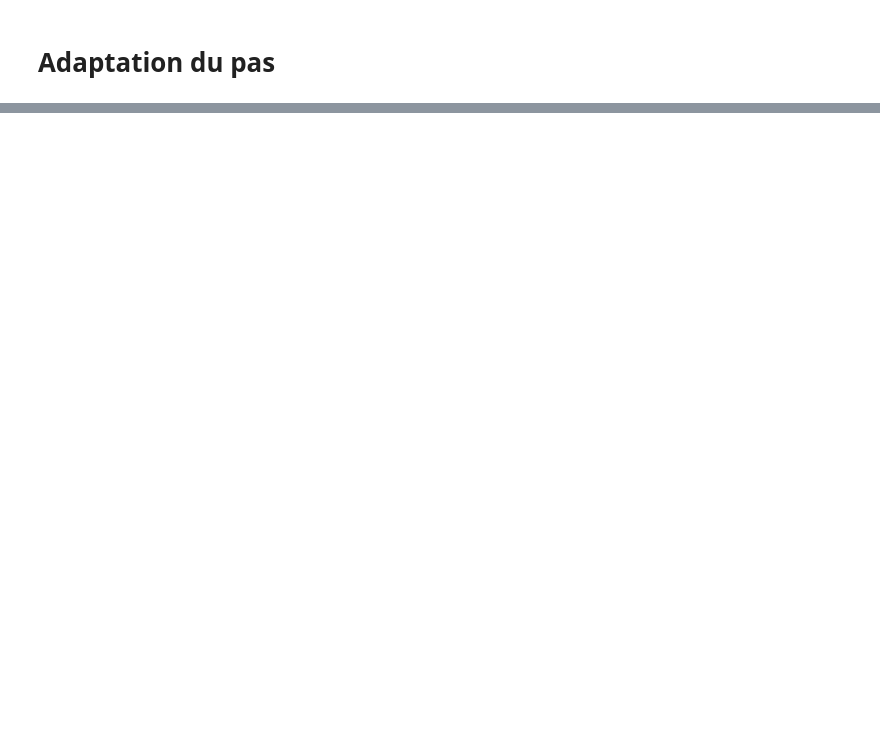
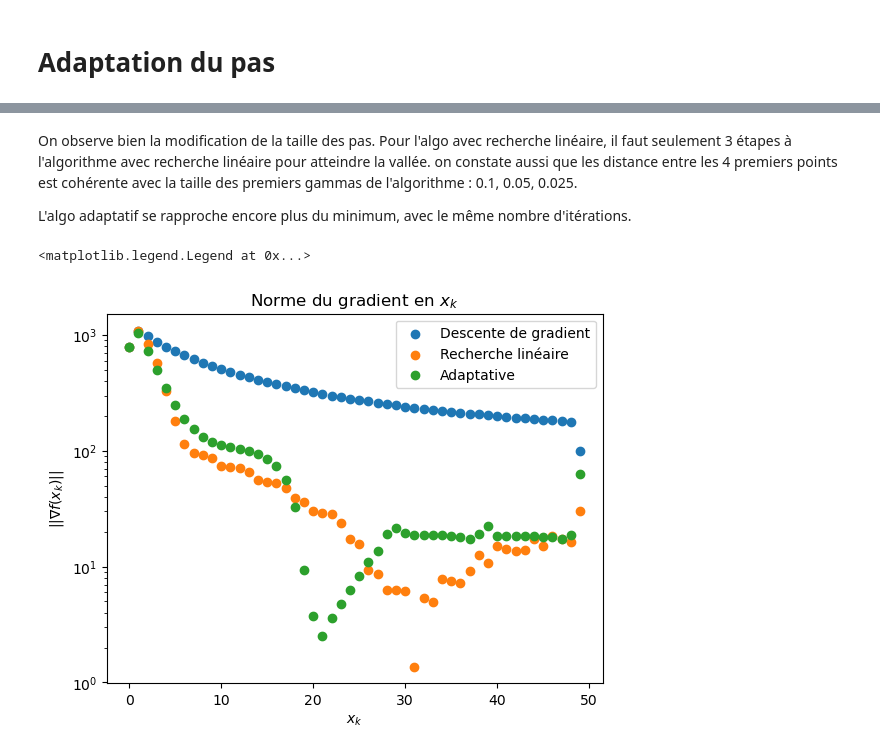
Before and after one commit to SuperMuel/HAX606X-Optimisation-convexe, a Jupyter notebook: tp_note.ipynb, the cells around one changed output, grey strips where cells are left out. Saved outputs shown, nothing was run; the diff lists cells and outputs as text; code cells hidden in the pictures; blank space fills up the shorter version.

```diff
--- a/tp_note.ipynb
+++ b/tp_note.ipynb
@@ -236,0 +304,21 @@ fig.tight_layout()
+# %% [markdown]
+On observe bien la modification de la taille des pas.
+Pour l'algo avec recherche linéaire, il faut seulement 3 étapes à l'algorithme avec recherche linéaire pour atteindre la vallée. on constate aussi que les distance entre les 4 premiers points est cohérente avec la taille des premiers gammas de l'algorithme : 0.1, 0.05, 0.025.
+
+L'algo adaptatif se rapproche encore plus du minimum, avec le même nombre d'itérations.
+# %%
+# Normes des gradients aux itérés
+
+N = 50
+
+plt.title("Norme du gradient en $x_k$")
+plt.xlabel("$x_k$")
+plt.ylabel("$||\\nabla f(x_k)||$")
+plt.yscale(('log'))
+plt.scatter(range(N),np.linalg.norm(rosen_der(iters5[:N,:]), axis=1),label="Descente de gradient" )
+plt.scatter(range(N),np.linalg.norm(rosen_der(iters_x_ls[:N,:]), axis=1),label="Recherche linéaire" )
+plt.scatter(range(N),np.linalg.norm(rosen_der(iters_x_as[:N,:]), axis=1),label="Adaptative" )
+plt.legend()
+# %% [output]
+<matplotlib.legend.Legend at 0x...>
+[figure, added]
```
Also changed, not shown: parts of 15 cells of this notebook, 1 other file.
